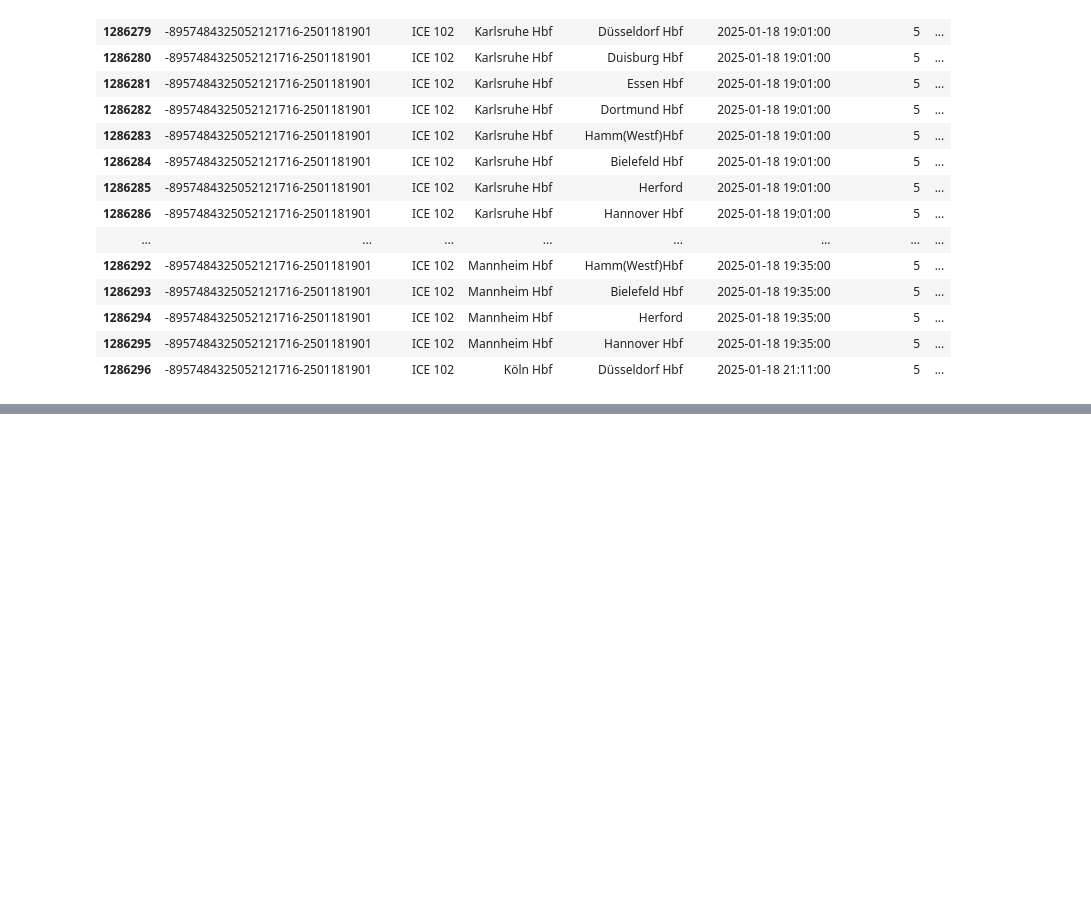
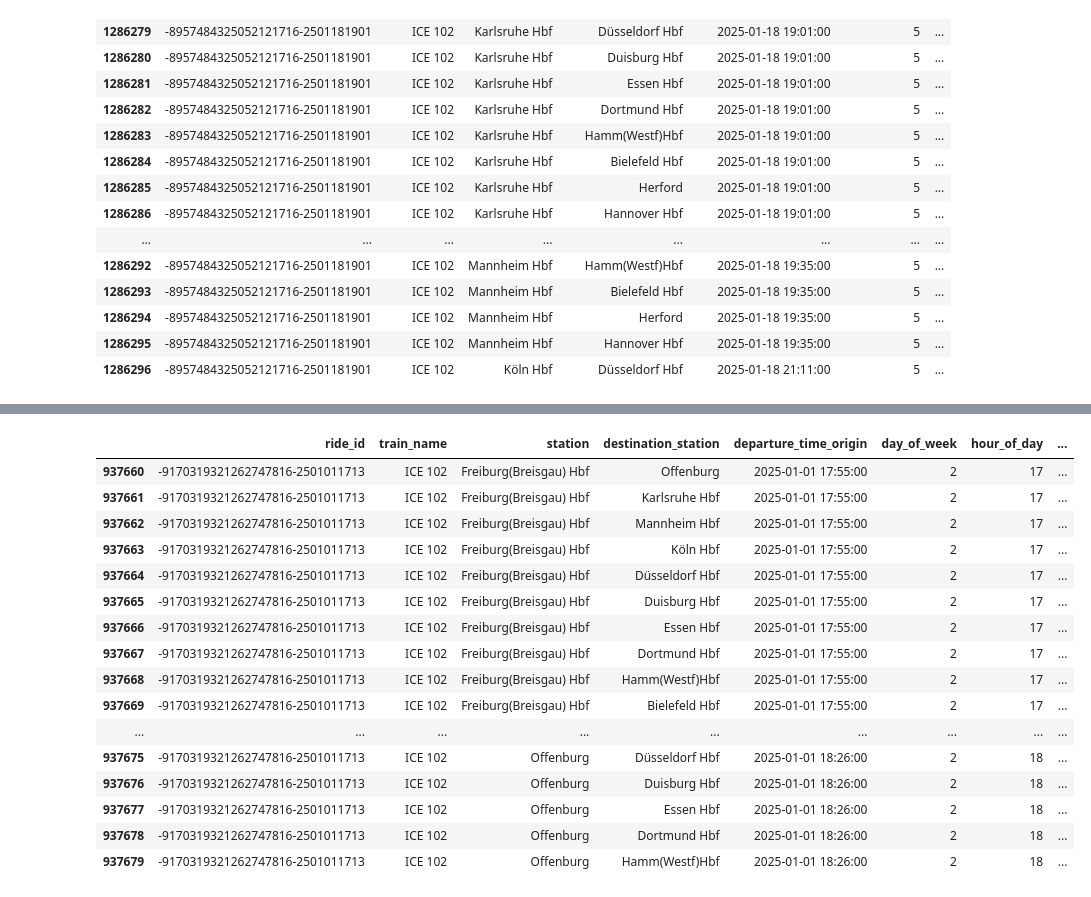
Before and after one commit to TheTastyHanuta/ML-4-B, a Jupyter notebook: src/exploration/exploration.ipynb, the cells around one changed output, grey strips where cells are left out. Cells and saved outputs as stored; diff of their text form; code cells hidden in the pictures; blank space fills up the shorter version.

```diff
--- a/src/exploration/exploration.ipynb
+++ b/src/exploration/exploration.ipynb
@@ -183,0 +213,21 @@ df_subtrips[df_subtrips['train_name'] == "ICE 102"].head(20)
+# %%
+# Display -9170319321262747816-2501011713 ride_id
+df_merged[df_merged['ride_id'] == "-9170319321262747816-2501011713"].head(20)
+# %% [output]
+|  | ride_id | train_name | station | destination_station | departure_time_origin | day_of_week | hour_of_day | ... |
+| 937660 | -9170319321262747816-2501011713 | ICE 102 | Freiburg(Breisgau) Hbf | Offenburg | 2025-01-01 17:55:00 | 2 | 17 | ... |
+| 937661 | -9170319321262747816-2501011713 | ICE 102 | Freiburg(Breisgau) Hbf | Karlsruhe Hbf | 2025-01-01 17:55:00 | 2 | 17 | ... |
+| 937662 | -9170319321262747816-2501011713 | ICE 102 | Freiburg(Breisgau) Hbf | Mannheim Hbf | 2025-01-01 17:55:00 | 2 | 17 | ... |
+| 937663 | -9170319321262747816-2501011713 | ICE 102 | Freiburg(Breisgau) Hbf | Köln Hbf | 2025-01-01 17:55:00 | 2 | 17 | ... |
+| 937664 | -9170319321262747816-2501011713 | ICE 102 | Freiburg(Breisgau) Hbf | Düsseldorf Hbf | 2025-01-01 17:55:00 | 2 | 17 | ... |
+| 937665 | -9170319321262747816-2501011713 | ICE 102 | Freiburg(Breisgau) Hbf | Duisburg Hbf | 2025-01-01 17:55:00 | 2 | 17 | ... |
+| 937666 | -9170319321262747816-2501011713 | ICE 102 | Freiburg(Breisgau) Hbf | Essen Hbf | 2025-01-01 17:55:00 | 2 | 17 | ... |
+| 937667 | -9170319321262747816-2501011713 | ICE 102 | Freiburg(Breisgau) Hbf | Dortmund Hbf | 2025-01-01 17:55:00 | 2 | 17 | ... |
+| 937668 | -9170319321262747816-2501011713 | ICE 102 | Freiburg(Breisgau) Hbf | Hamm(Westf)Hbf | 2025-01-01 17:55:00 | 2 | 17 | ... |
+| 937669 | -9170319321262747816-2501011713 | ICE 102 | Freiburg(Breisgau) Hbf | Bielefeld Hbf | 2025-01-01 17:55:00 | 2 | 17 | ... |
+| ... | ... | ... | ... | ... | ... | ... | ... | ... |
+| 937675 | -9170319321262747816-2501011713 | ICE 102 | Offenburg | Düsseldorf Hbf | 2025-01-01 18:26:00 | 2 | 18 | ... |
+| 937676 | -9170319321262747816-2501011713 | ICE 102 | Offenburg | Duisburg Hbf | 2025-01-01 18:26:00 | 2 | 18 | ... |
+| 937677 | -9170319321262747816-2501011713 | ICE 102 | Offenburg | Essen Hbf | 2025-01-01 18:26:00 | 2 | 18 | ... |
+| 937678 | -9170319321262747816-2501011713 | ICE 102 | Offenburg | Dortmund Hbf | 2025-01-01 18:26:00 | 2 | 18 | ... |
+| 937679 | -9170319321262747816-2501011713 | ICE 102 | Offenburg | Hamm(Westf)Hbf | 2025-01-01 18:26:00 | 2 | 18 | ... |
```
Also changed, not shown: parts of 5 cells of this notebook, 6 other files.
